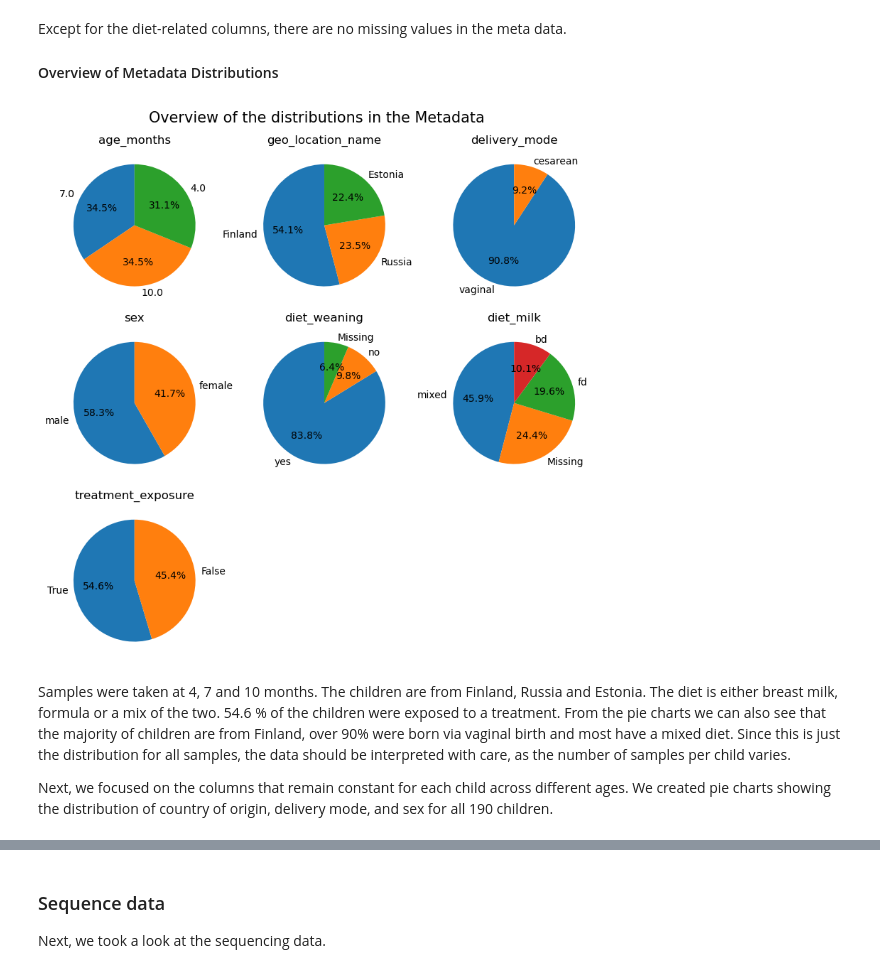
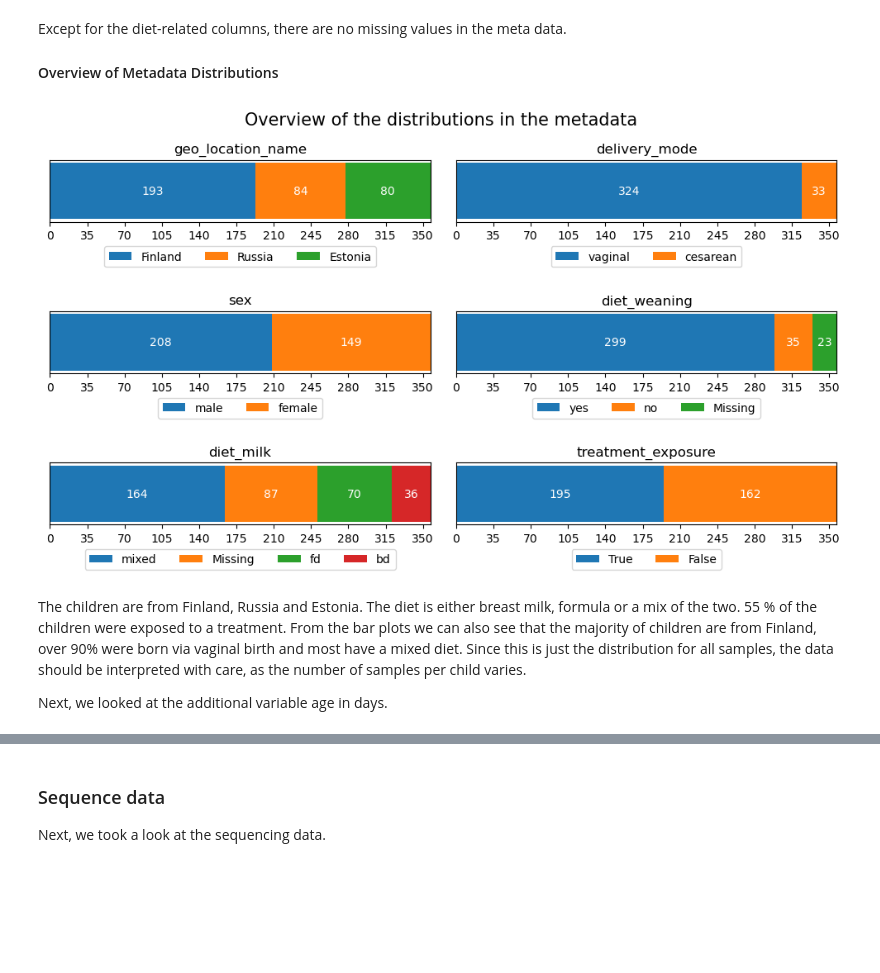
Before and after one commit to MasjaHoogendoorn/MicrobiomeAnalysis_TummyTribe, a Jupyter notebook: scripts/1_data_import_and_overview.ipynb, the cells around one changed output, grey strips where cells are left out. Drawn from its saved outputs; the diff is of its cells as text; code cells hidden in the pictures; blank space fills up the shorter version.

```diff
--- a/scripts/1_data_import_and_overview.ipynb
+++ b/scripts/1_data_import_and_overview.ipynb
@@ -215,30 +224,53 @@ age_days                0         0.0
 # %% [markdown]
 Except for the diet-related columns, there are no missing values in the meta data.
 #### Overview of Metadata Distributions
-# %%
-# Plot pie charts that show the relative frequencies of each category and any missing values
-cat_col = ['age_months', 'geo_location_name', 'delivery_mode', 'sex', 'diet_weaning', 'diet_milk', 'treatment_exposure']
-
-fig, axes = plt.subplots(3, 3, figsize=(8, 8))
-axes = axes.flatten() # so you can enumerate them
-fig.suptitle('Overview of the distributions in the Metadata', fontsize=15)
-
-for i, col in enumerate(cat_col):
-    # Include missing values as a separate category
-    counts = meta_merged[col].value_counts(dropna=False)
-    counts.index = counts.index.fillna('Missing')
-    # Create pie chart for each column
-    axes[i].pie(counts, labels=counts.index, autopct='%1.1f%%', startangle=90)
-    axes[i].set_title(col)
-
-# Since its an uneven number, hide the last subplot boxes
-for j in range(len(cat_col), len(axes)):
-    axes[j].set_visible(False)
-
-plt.tight_layout()
-# %% [output]
-[figure, removed]
+# %%
+cat_col = ['geo_location_name', 'delivery_mode', 'sex', 'diet_weaning', 'diet_milk', 'treatment_exposure']
+
+# Define the maximum number of samples
+max_count = meta_merged.shape[0]
+
+# Number of rows needed for 2 columns
+n_rows = round(len(cat_col) / 2)
+
+fig, axes = plt.subplots(n_rows, 2, figsize=(10, n_rows * 2))
+axes = axes.flatten()  # flatten for easy enumeration
+fig.suptitle('Overview of the distributions in the metadata', fontsize=15)
+
+for i, col in enumerate(cat_col):
+    ax = axes[i]
+
+    # Include missing values as a separate category
+    counts = meta_merged[col].value_counts(dropna=False)
+    counts.index = counts.index.fillna('Missing')
+
+    left = 0
+    bars = []
+
+    # Plot absolute counts as stacked horizontal bars
+    for category, count in counts.items():
+        bar = ax.barh(0, count, left=left, height=0.5, label=str(category))
+        # Add absolute number inside the bar
+        ax.text(left + count/2, 0, str(count), ha='center', va='center', fontsize=10, color='white')
+        left += count
+        bars.append(bar)
+
+    ax.set_title(col)
+    ax.set_yticks([])  # hide y-axis tick
+    ax.set_xlim(0, max_count)  # same x-axis for all bars
+    ax.set_xticks(np.arange(0, max_count + 1, step=max(1, max_count // 10)))
+
+    # Place the legend below the subplot
+    ax.legend(loc='upper center', bbox_to_anchor=(0.5, -0.3), ncol=4, fontsize=10)
+
+# Hide any unused subplots
+for j in range(len(cat_col), len(axes)):
+    axes[j].set_visible(False)
+
+plt.tight_layout()
+# %% [output]
+[figure, added]
 # %% [markdown]
-Samples were taken at 4, 7 and 10 months. The children are from Finland, Russia and Estonia. The diet is either breast milk, formula or a mix of the two. 54.6 % of the children were exposed to a treatment. From the pie charts we can also see that the majority of children are from Finland, over 90% were born via vaginal birth and most have a mixed diet. Since this is just the distribution for all samples, the data should be interpreted with care, as the number of samples per child varies.
+The children are from Finland, Russia and Estonia. The diet is either breast milk, formula or a mix of the two. 55 % of the children were exposed to a treatment. From the bar plots we can also see that the majority of children are from Finland, over 90% were born via vaginal birth and most have a mixed diet. Since this is just the distribution for all samples, the data should be interpreted with care, as the number of samples per child varies.
 
-Next, we focused on the columns that remain constant for each child across different ages. We created pie charts showing the distribution of country of origin, delivery mode, and sex for all 190 children.
+Next, we looked at the additional variable age in days.
```
Also changed, not shown: parts of 21 cells of this notebook.
